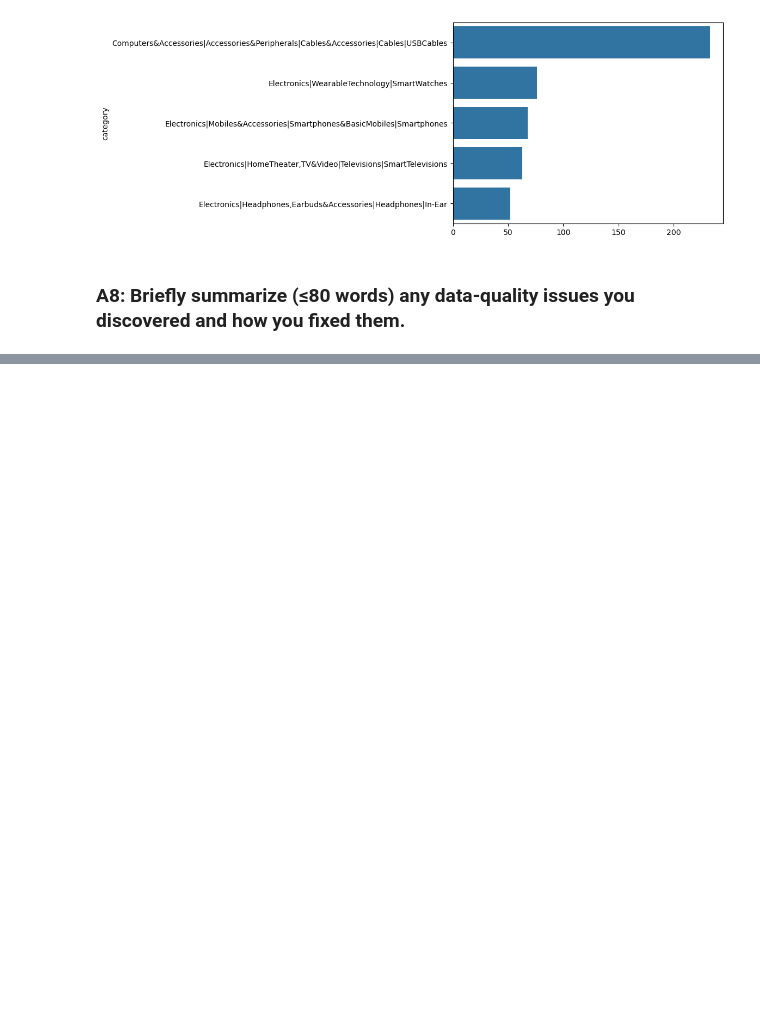
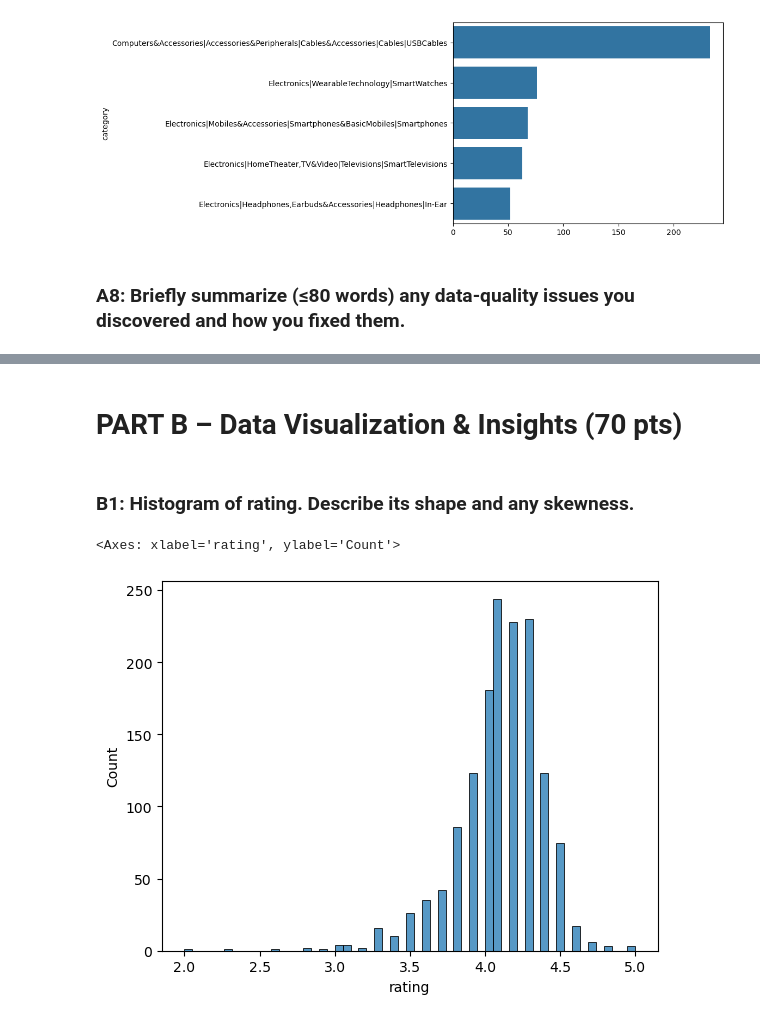
Before and after one commit to yabswannalearn/random_jupyter, a Jupyter notebook: Prelims_SoftDes/EDA.ipynb, the cells around one changed output, grey strips where cells are left out. Cells and saved outputs as stored; diff of their text form; code cells hidden in the pictures; blank space fills up the shorter version.

```diff
--- a/Prelims_SoftDes/EDA.ipynb
+++ b/Prelims_SoftDes/EDA.ipynb
@@ -172,0 +175,9 @@ plt.show()
+# %% [markdown]
+# PART B – Data Visualization & Insights (70 pts)
+# %% [markdown]
+### B1: Histogram of rating. Describe its shape and any skewness.
+# %%
+sns.histplot(df['rating'])
+# %% [output]
+<Axes: xlabel='rating', ylabel='Count'>
+[figure, added]
```
Also changed, not shown: parts of 11 cells of this notebook.
